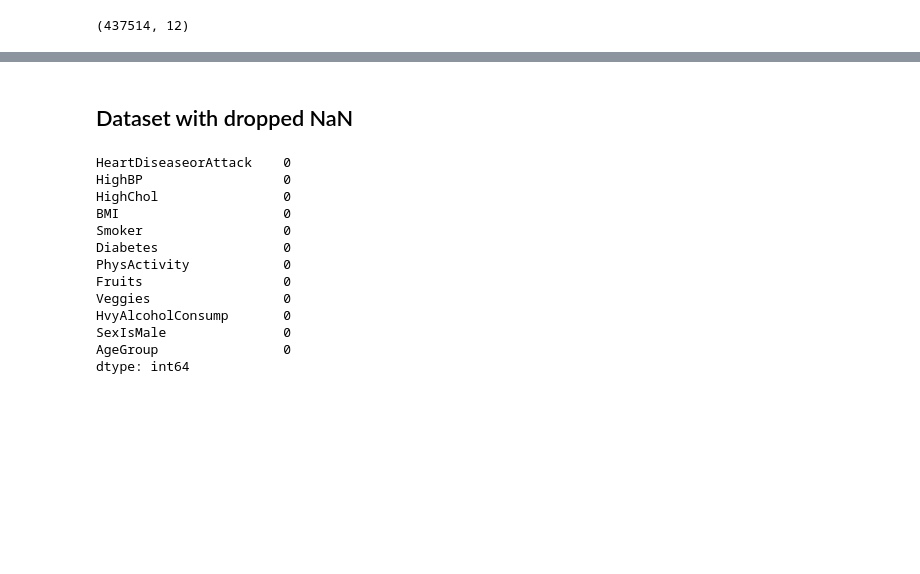
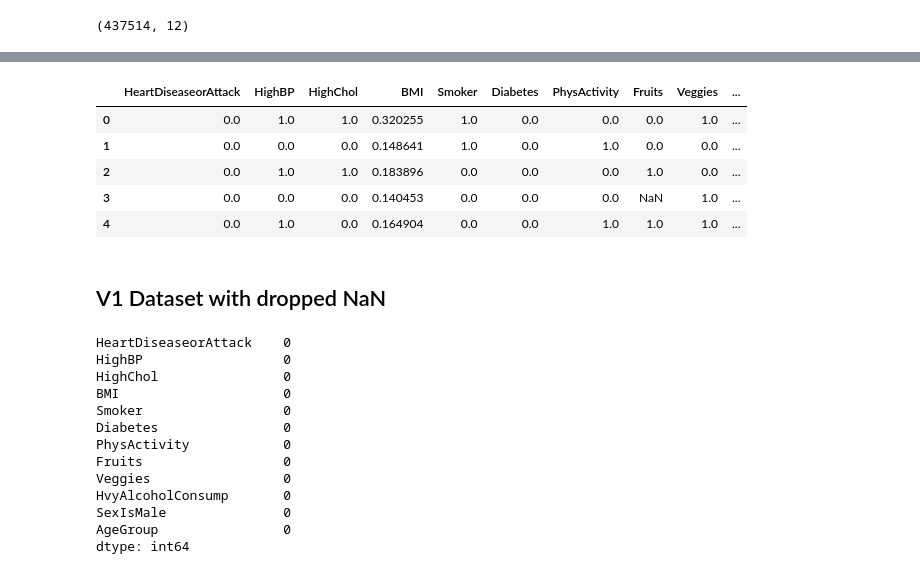
Before and after one commit to FreshJonas/brfss_heartDiseaseOrAttack, a Jupyter notebook: code/01_clean_dataset.ipynb, the cells around one changed output, grey strips where cells are left out. Drawn from its saved outputs; the diff is of its cells as text; code cells hidden in the pictures; blank space fills up the shorter version.

Commit message:
update dataset

```diff
--- a/code/01_clean_dataset.ipynb
+++ b/code/01_clean_dataset.ipynb
@@ -337,0 +343,3 @@ df.shape
+# %%
+scaler = MinMaxScaler()
+df_scaled = pd.DataFrame(scaler.fit_transform(df), columns = df.columns)
@@ -338,3 +355,12 @@ df.shape
+# %%
+df_scaled.head()
+# %% [output]
+|  | HeartDiseaseorAttack | HighBP | HighChol | BMI | Smoker | Diabetes | PhysActivity | Fruits | Veggies | ... |
+| 0 | 0.0 | 1.0 | 1.0 | 0.320255 | 1.0 | 0.0 | 0.0 | 0.0 | 1.0 | ... |
+| 1 | 0.0 | 0.0 | 0.0 | 0.148641 | 1.0 | 0.0 | 1.0 | 0.0 | 0.0 | ... |
+| 2 | 0.0 | 1.0 | 1.0 | 0.183896 | 0.0 | 0.0 | 0.0 | 1.0 | 0.0 | ... |
+| 3 | 0.0 | 0.0 | 0.0 | 0.140453 | 0.0 | 0.0 | 0.0 | NaN | 1.0 | ... |
+| 4 | 0.0 | 1.0 | 0.0 | 0.164904 | 0.0 | 0.0 | 1.0 | 1.0 | 1.0 | ... |
 # %% [markdown]
-## Dataset with dropped NaN
+## V1 Dataset with dropped NaN
 # %%
```
Also changed, not shown: parts of 15 cells of this notebook, 2 other files.
